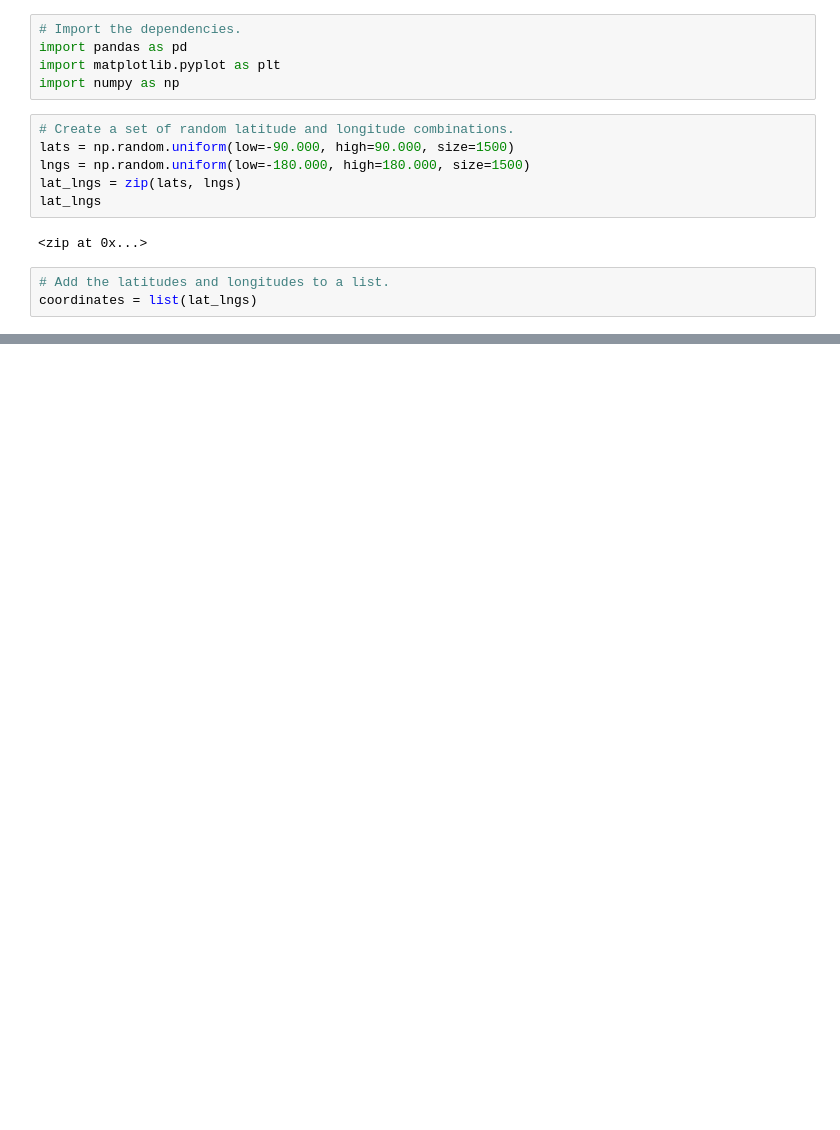
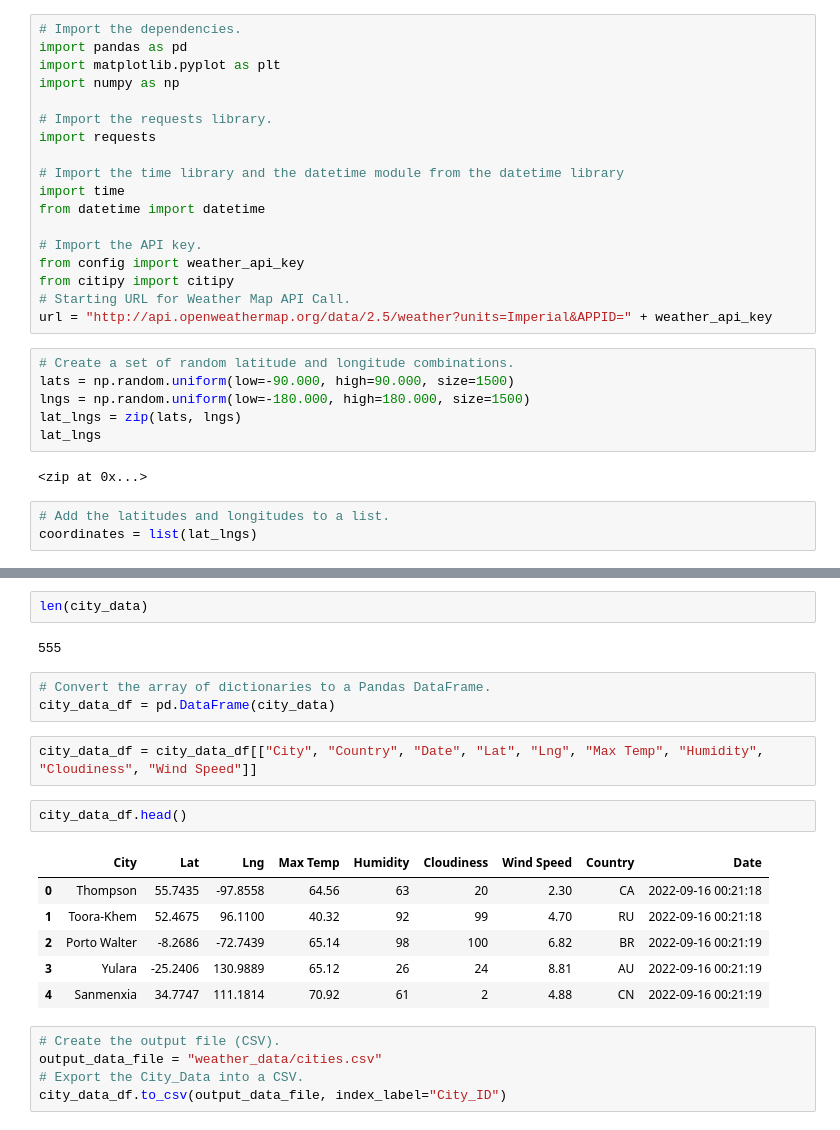
Before and after one commit to DannyHoKim/World_Weather_Analysis, a Jupyter notebook: WeatherPy.ipynb, the cells around one changed output, grey strips where cells are left out. Cells and saved outputs as stored; diff of their text form; blank space fills up the shorter version.

Commit message:
city data df

```diff
--- a/WeatherPy.ipynb
+++ b/WeatherPy.ipynb
@@ -3,6 +3,19 @@
 import pandas as pd
 import matplotlib.pyplot as plt
 import numpy as np
+
+# Import the requests library.
+import requests
+
+# Import the time library and the datetime module from the datetime library
+import time
+from datetime import datetime
+
+# Import the API key.
+from config import weather_api_key
+from citipy import citipy
+# Starting URL for Weather Map API Call.
+url = "http://api.openweathermap.org/data/2.5/weather?units=Imperial&APPID=" + weather_api_key
 # %%
 # Create a set of random latitude and longitude combinations.
 lats = np.random.uniform(low=-90.000, high=90.000, size=1500)
@@ -54,0 +162,23 @@ len(cities)
+# %%
+len(city_data)
+# %% [output]
+555
+# %%
+# Convert the array of dictionaries to a Pandas DataFrame.
+city_data_df = pd.DataFrame(city_data)
+# %%
+city_data_df = city_data_df[["City", "Country", "Date", "Lat", "Lng", "Max Temp", "Humidity", "Cloudiness", "Wind Speed"]]
+# %%
+city_data_df.head()
+# %% [output]
+|  | City | Lat | Lng | Max Temp | Humidity | Cloudiness | Wind Speed | Country | Date |
+| 0 | Thompson | 55.7435 | -97.8558 | 64.56 | 63 | 20 | 2.30 | CA | 2022-09-16 00:21:18 |
+| 1 | Toora-Khem | 52.4675 | 96.1100 | 40.32 | 92 | 99 | 4.70 | RU | 2022-09-16 00:21:18 |
+| 2 | Porto Walter | -8.2686 | -72.7439 | 65.14 | 98 | 100 | 6.82 | BR | 2022-09-16 00:21:19 |
+| 3 | Yulara | -25.2406 | 130.9889 | 65.12 | 26 | 24 | 8.81 | AU | 2022-09-16 00:21:19 |
+| 4 | Sanmenxia | 34.7747 | 111.1814 | 70.92 | 61 | 2 | 4.88 | CN | 2022-09-16 00:21:19 |
+# %%
+# Create the output file (CSV).
+output_data_file = "weather_data/cities.csv"
+# Export the City_Data into a CSV.
+city_data_df.to_csv(output_data_file, index_label="City_ID")
```
Also changed, not shown: parts of 6 cells of this notebook, 3 other files.
